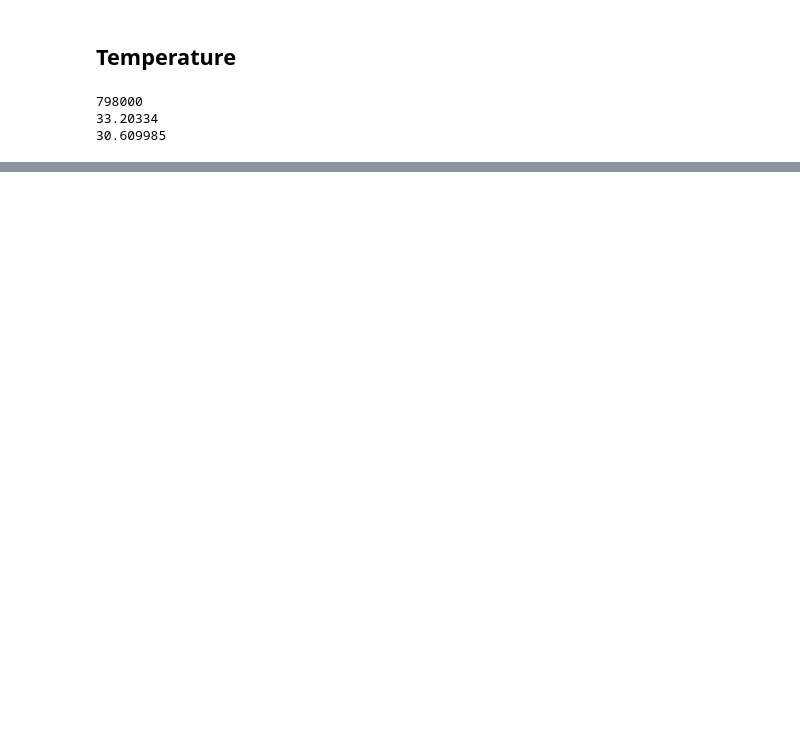
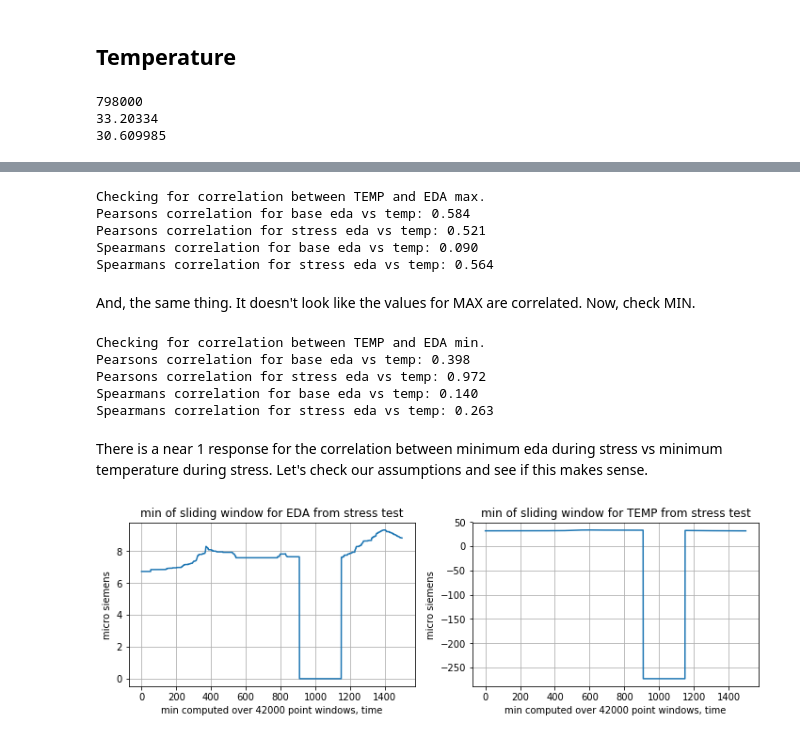
Before and after one commit to BradySheehan/wesad_experiments, a Jupyter notebook: notebooks/features.ipynb, the cells around one changed output, grey strips where cells are left out. Drawn from its saved outputs; the diff is of its cells as text; code cells hidden in the pictures; blank space fills up the shorter version.

```diff
--- a/notebooks/features.ipynb
+++ b/notebooks/features.ipynb
@@ -113,0 +315,61 @@ print(dynamic_range[1:5])
+# %%
+print("Checking for correlation between TEMP and EDA max.")
+corr1, _ = pearsonr(eda_features_base['max'], temp_features_base['max'])
+print('Pearsons correlation for base eda vs temp: %.3f' % corr1)
+corr2, _ = pearsonr(eda_features_stress['max'], temp_features_stress['max'])
+print('Pearsons correlation for stress eda vs temp: %.3f' % corr2)
+
+from scipy.stats import spearmanr
+corr3, _ = spearmanr(eda_features_base['max'], temp_features_base['max'])
+print('Spearmans correlation for base eda vs temp: %.3f' % corr3)
+corr4, _ = spearmanr(eda_features_stress['max'], temp_features_stress['max'])
+print('Spearmans correlation for stress eda vs temp: %.3f' % corr4)
+# %% [output]
+Checking for correlation between TEMP and EDA max.
+Pearsons correlation for base eda vs temp: 0.584
+Pearsons correlation for stress eda vs temp: 0.521
+Spearmans correlation for base eda vs temp: 0.090
+Spearmans correlation for stress eda vs temp: 0.564
+# %% [markdown]
+And, the same thing. It doesn't look like the values for MAX are correlated. Now, check MIN.
+# %%
+print("Checking for correlation between TEMP and EDA min.")
+corr1, _ = pearsonr(eda_features_base['min'], temp_features_base['min'])
+print('Pearsons correlation for base eda vs temp: %.3f' % corr1)
+corr2, _ = pearsonr(eda_features_stress['min'], temp_features_stress['min'])
+print('Pearsons correlation for stress eda vs temp: %.3f' % corr2)
+
+from scipy.stats import spearmanr
+corr3, _ = spearmanr(eda_features_base['min'], temp_features_base['min'])
+print('Spearmans correlation for base eda vs temp: %.3f' % corr3)
+corr4, _ = spearmanr(eda_features_stress['min'], temp_features_stress['min'])
+print('Spearmans correlation for stress eda vs temp: %.3f' % corr4)
+# %% [output]
+Checking for correlation between TEMP and EDA min.
+Pearsons correlation for base eda vs temp: 0.398
+Pearsons correlation for stress eda vs temp: 0.972
+Spearmans correlation for base eda vs temp: 0.140
+Spearmans correlation for stress eda vs temp: 0.263
+# %% [markdown]
+There is a near 1 response for the correlation between minimum eda during stress vs minimum temperature during stress. Let's check our assumptions and see if this makes sense.
+# %%
+fig = plt.figure(figsize=(12,8))
+fig.subplots_adjust(hspace=.5)
+
+ax221 = plt.subplot(2, 2, 1)
+ax221.plot(list(range_to_plot), eda_features_stress['min'][0:max(range_to_plot)+1])
+
+ax221.set(xlabel='min computed over 42000 point windows, time', ylabel = 'micro siemens',
+        title = 'min of sliding window for EDA from stress test')
+ax221.grid()
+
+ax222 = plt.subplot(2, 2, 2)
+ax222.plot(list(range_to_plot), temp_features_stress['min'][0:max(range_to_plot)+1])
+
+ax222.set(xlabel='min computed over 42000 point windows, time', ylabel = 'micro siemens',
+        title = 'min of sliding window for TEMP from stress test')
+ax222.grid()
+
+plt.show()
+# %% [output]
+[figure, added]
```
Also changed, not shown: parts of 36 cells of this notebook, 1 other file.
